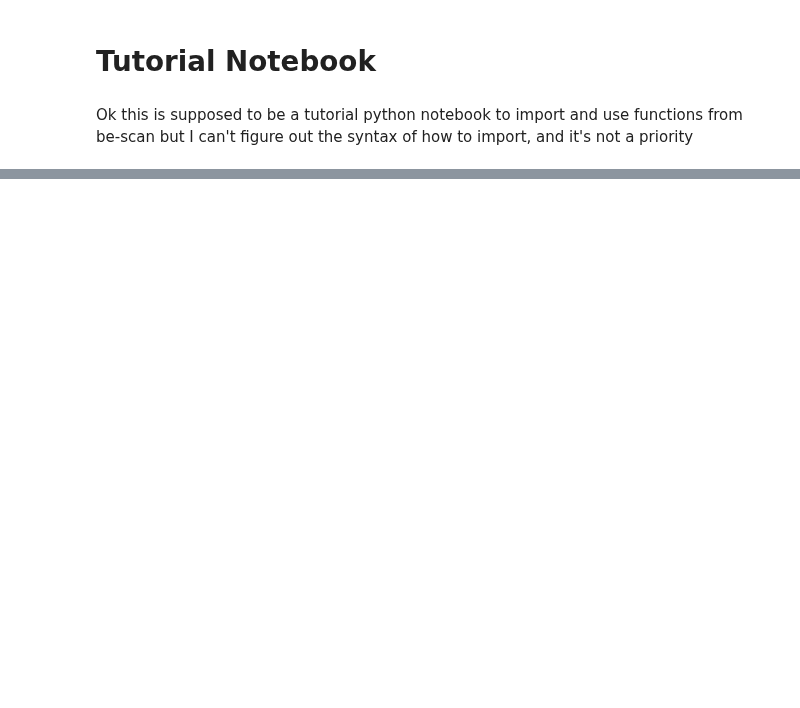
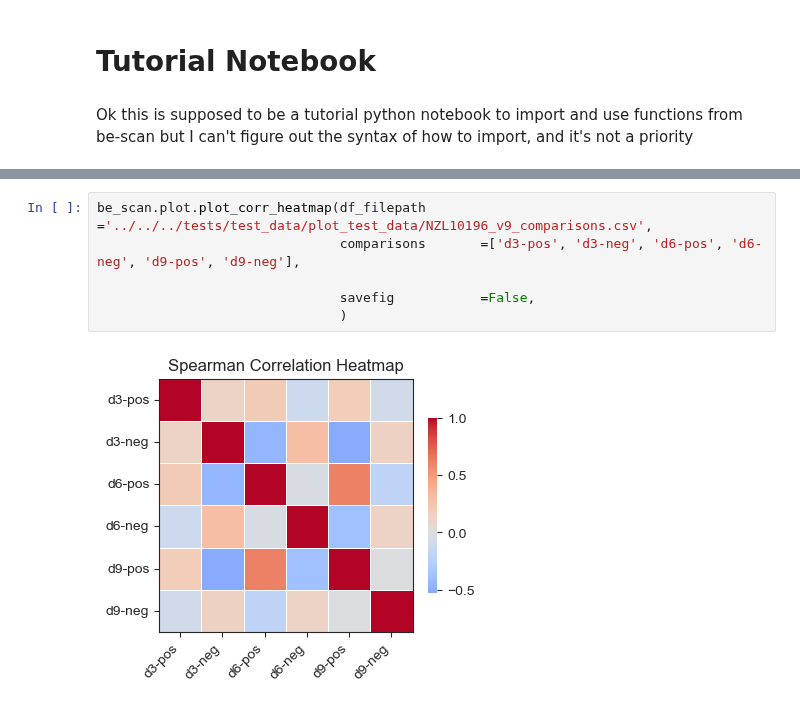
Before and after one commit to liaulab/be-scan, a Jupyter notebook: docs/source/notebooks/tutorial.ipynb, the cells around one changed output, grey strips where cells are left out. Drawn from its saved outputs; the diff is of its cells as text; blank space fills up the shorter version.

```diff
--- a/docs/source/notebooks/tutorial.ipynb
+++ b/docs/source/notebooks/tutorial.ipynb
@@ -12,0 +52,8 @@ import be_scan
+# %%
+be_scan.plot.plot_corr_heatmap(df_filepath       ='../../../tests/test_data/plot_test_data/NZL10196_v9_comparisons.csv',
+                               comparisons       =['d3-pos', 'd3-neg', 'd6-pos', 'd6-neg', 'd9-pos', 'd9-neg'],
+
+                               savefig           =False,
+                               )
+# %% [output]
+[figure, added]
```
Also changed, not shown: parts of 27 cells of this notebook, 12 other files.
